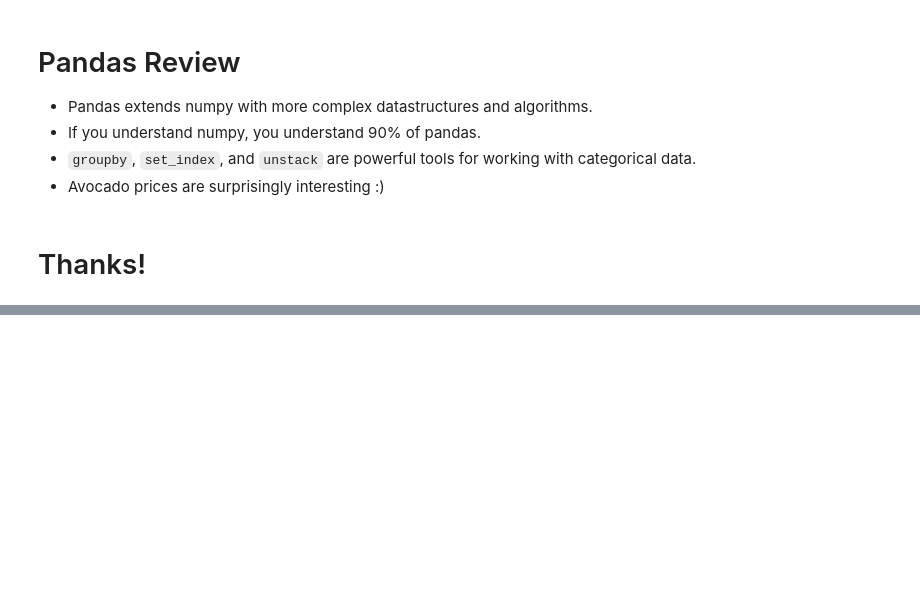
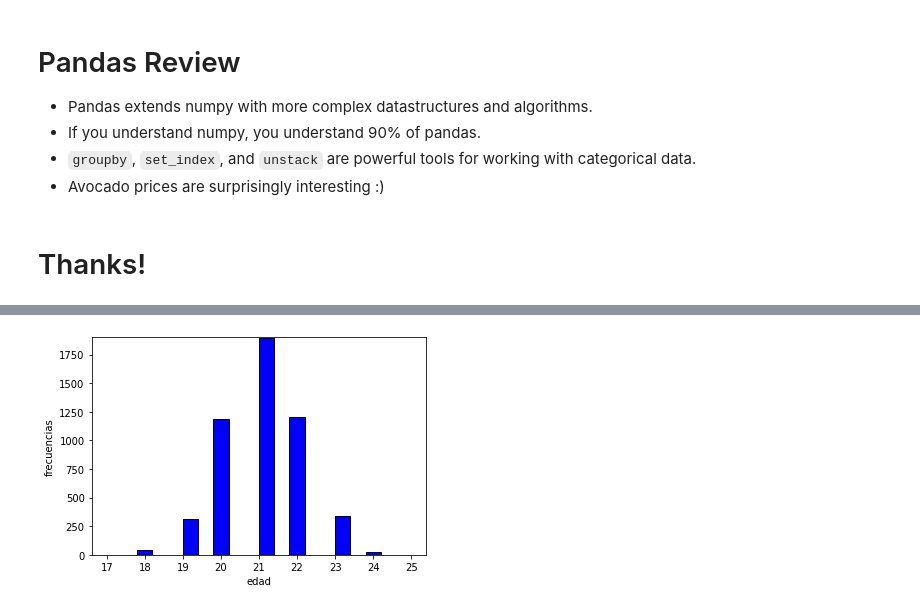
Before and after one commit to yoshikagua/MetNumUN2024I, a Jupyter notebook: Laboratorio 2/yoshikagua_Lab2.ipynb, the cells around one changed output, grey strips where cells are left out. Drawn from its saved outputs; the diff is of its cells as text; code cells hidden in the pictures; blank space fills up the shorter version.

```diff
--- a/Laboratorio 2/yoshikagua_Lab2.ipynb
+++ b/Laboratorio 2/yoshikagua_Lab2.ipynb
@@ -1473,0 +1861,9 @@ ax.set_xticklabels(ax.get_xticklabels(), rotation=45);
+# %%
+# Diagrama de barras de Edad
+df["edad"].plot(kind="hist", bins=20, color="blue", edgecolor="black")
+plt.xlabel("edad")
+plt.ylabel("frecuencias")
+plt.ylim([0, 1900])
+plt.show()
+# %% [output]
+[figure, added]
```
Also changed, not shown: parts of 70 cells of this notebook.
